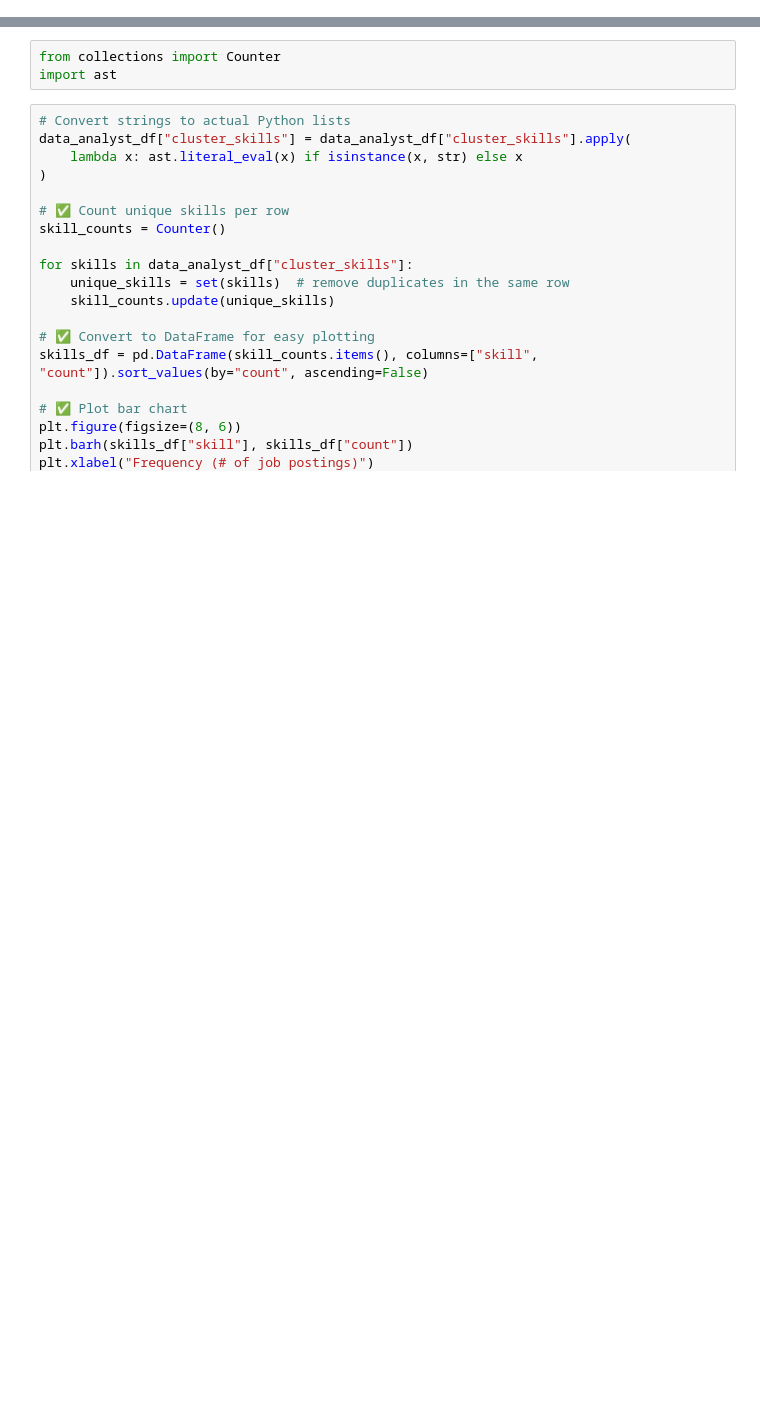
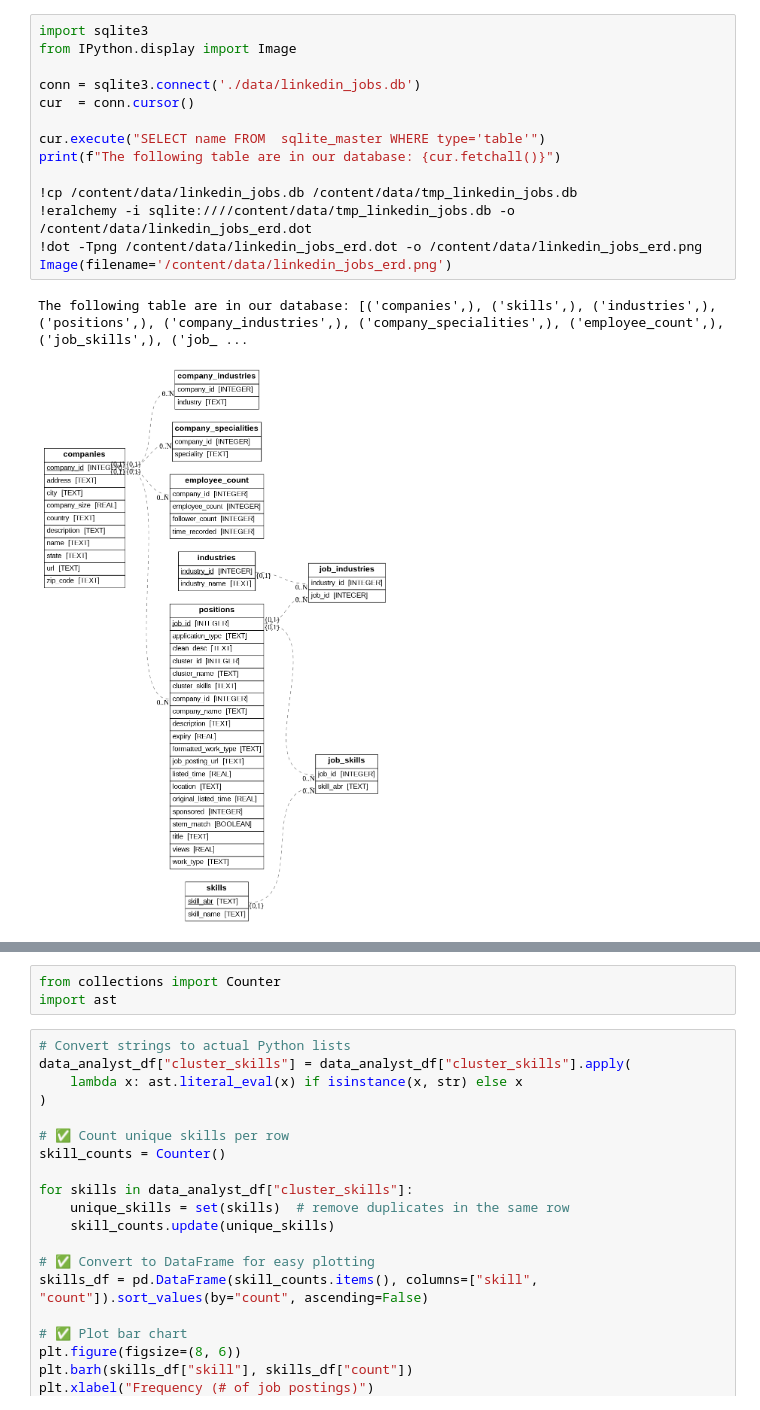
Before and after one commit to Lennykiruthu/job-market-analysis, a Jupyter notebook: eda.ipynb, the cells around one changed output, grey strips where cells are left out. Cells and saved outputs as stored; diff of their text form; blank space fills up the shorter version.

```diff
--- a/eda.ipynb
+++ b/eda.ipynb
@@ -1,3 +26,20 @@
+# %%
+import sqlite3
+from IPython.display import Image
+
+conn = sqlite3.connect('./data/linkedin_jobs.db')
+cur  = conn.cursor()
+
+cur.execute("SELECT name FROM  sqlite_master WHERE type='table'")
+print(f"The following table are in our database: {cur.fetchall()}")
+
+!cp /content/data/linkedin_jobs.db /content/data/tmp_linkedin_jobs.db
+!eralchemy -i sqlite:////content/data/tmp_linkedin_jobs.db -o /content/data/linkedin_jobs_erd.dot
+!dot -Tpng /content/data/linkedin_jobs_erd.dot -o /content/data/linkedin_jobs_erd.png
+Image(filename='/content/data/linkedin_jobs_erd.png')
+# %% [output]
+The following table are in our database: [('companies',), ('skills',), ('industries',), ('positions',), ('company_industries',), ('company_specialities',), ('employee_count',), ('job_skills',), ('job_ ...
+[figure, added]
 # %%
 import pandas as pd
 import numpy as np
```
Also changed, not shown: parts of 20 cells of this notebook, 1 other file.
